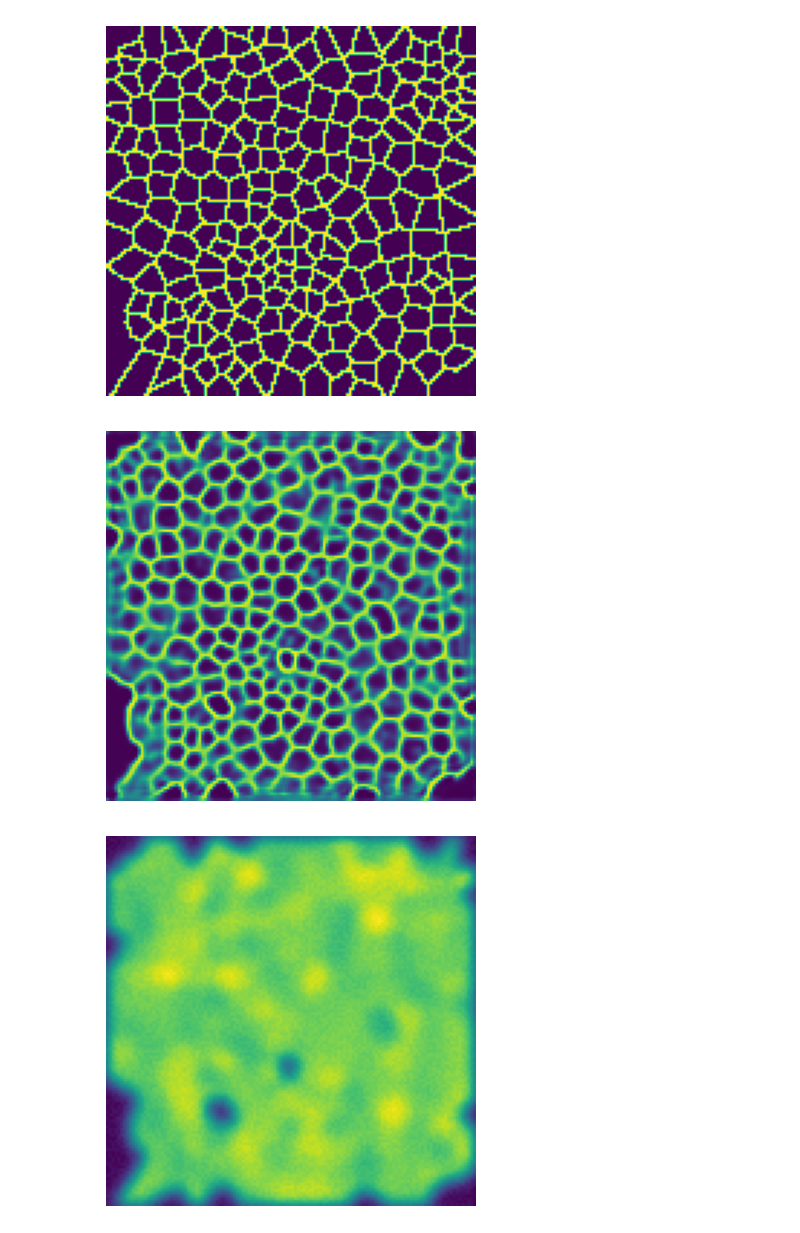
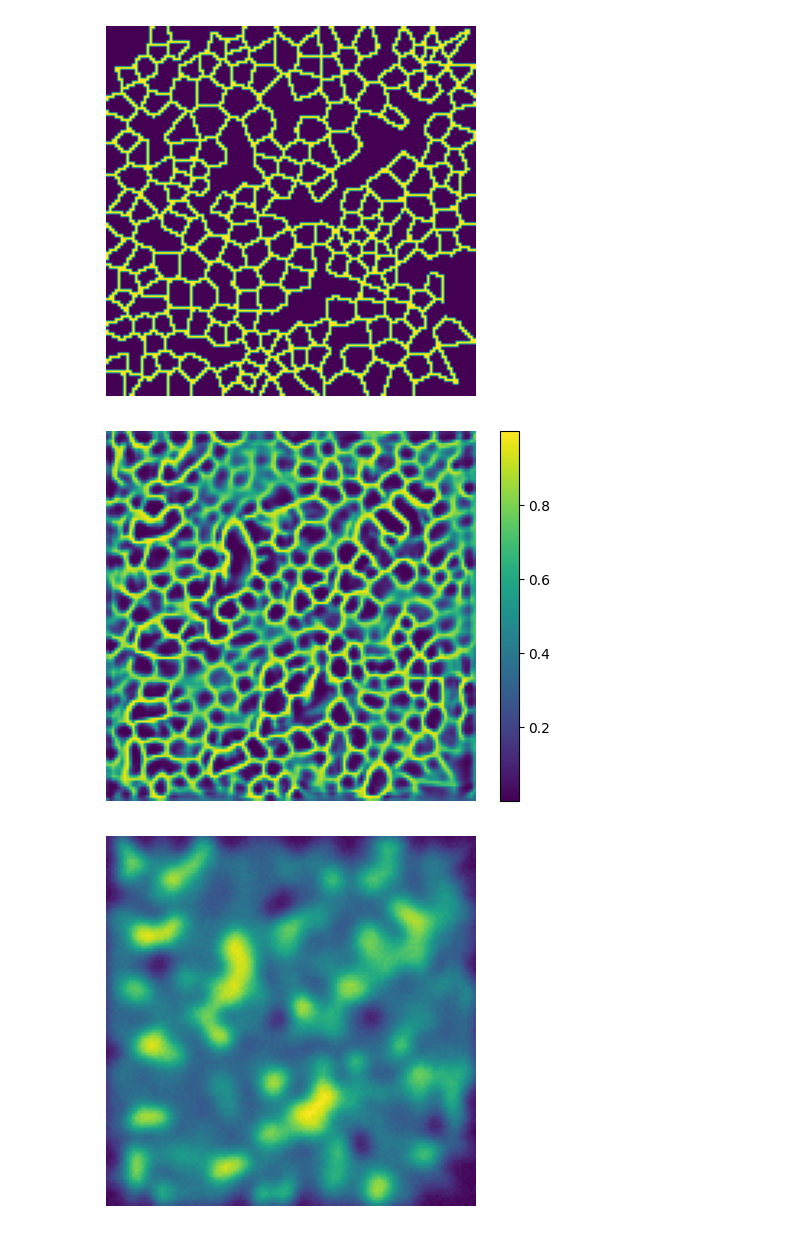
Before and after one commit to ArneVerheyden/CLIM-DL, a Jupyter notebook: model_test.ipynb, the cells around one changed output. Drawn from its saved outputs; the diff is of its cells as text; code cells hidden in the pictures.

Commit message:
Added randomized intensity + chance to be completely static

```diff
--- a/model_test.ipynb
+++ b/model_test.ipynb
@@ -14,7 +14,7 @@ def set_seed(seed):
 
 ## Chose model
 model_class = PLSegmentationModel
-model_path = 'saved_models/test_empty.model'
+model_path = 'saved_models/default_model_v3.model'
 
 ## Load model
 model = model_class.load(model_path)
@@ -42,18 +42,19 @@ def get_training_data(length: int = 20) -> Dataset:
     factor = 2
     options = TrainingDataSimulationOptions(
         grid_size=256 // factor,
-        min_grains=1500 // (2 * factor * factor),
-        max_grains=2000 // (2 * factor * factor),
+        min_grains=2200 // (2 * factor * factor),
+        max_grains=3000 // (2 * factor * factor),
         min_noise=0.05 ,
         max_noise=0.12,
         sample_rate=10,
-        seconds=11, ## Decides how many frames each test samples has: total frames = sample_rate * seconds
+        seconds=15, ## Decides how many frames each test samples has: total frames = sample_rate * seconds
         min_blinker_transition=0.04,
         max_blinker_transition=0.1,
         min_base_counts=6000,
         max_base_counts=12000,
         min_hole_chance=0.01,
         max_hole_chance=0.1,
+        static_prob=0.35,
         min_boundary_dimish=0,
         max_boundary_dimish=1.0,
         min_blinker_strength=0.005,
@@ -66,23 +67,27 @@ def get_training_data(length: int = 20) -> Dataset:
     generated_dataset = GeneratedPLOutlineDataset(length=20,
                                               sim_options=options,
                                               transforms=transforms.Compose([
-                                                BackgroundRemovalNormalize(),
+                                                # BackgroundRemovalNormalize(),
                                                 SkipFrames(skip=3),
-                                                # ZScoreNorm(),
+                                                ZScoreNorm(),
                                               ]),
-                                              empty_chance=0.5)
+                                              empty_chance=0)
 
     return generated_dataset
 # %%
 import torch
 
+from data_utils.gif import write_gif
 from torch_utils.transform import NormalizeIntensityTrace
 
 def inference(model: torch.nn.Module, input: torch.Tensor, apply_transforms: bool = False) -> torch.Tensor:
     if apply_transforms:
         f = transforms.Compose(
-            [NormalizeIntensityTrace(),
-            SkipFrames(skip=3),]
+            [
+                # NormalizeIntensityTrace(),
+                SkipFrames(skip=3),
+                ZScoreNorm(),
+                ]
         )
         input = f(input)
 
@@ -113,9 +118,12 @@ plt.subplots()
 
 plt.imshow(output)
 plt.axis('off')
+plt.colorbar()
 
 plt.subplots()
 
 plt.axis('off')
 plt.imshow(video[0])
+
+write_gif("test.gif", video, 20, overwrite=True)
 # %% [output]
@@ -123,6 +130,6 @@ plt.imshow(video[0])
-[figure, old version]
+[figure, new version]
-[figure, old version]
+[figure, new version]
-[figure, old version]
+[figure, new version]
 # %%
 ## Load some real data
 from data_utils.tiff import tiff_to_array
```
Also changed, not shown: parts of 8 cells of this notebook, 3 other files.
